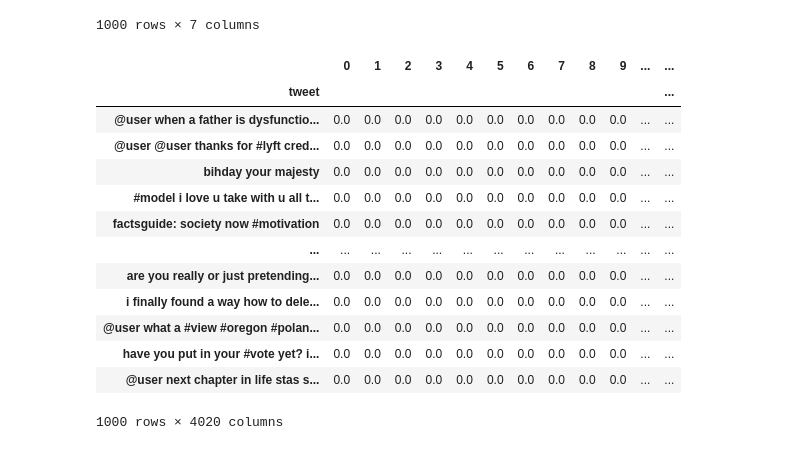
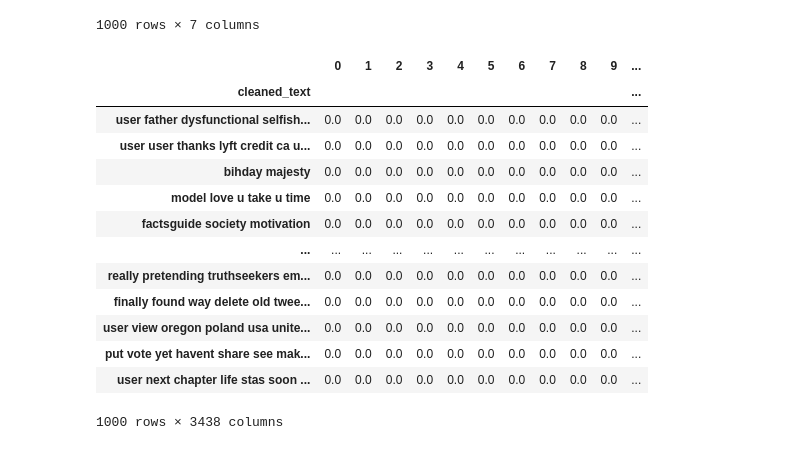
Before and after one commit to kamatchi-t/Toxic_Tweets_ML, a Jupyter notebook: Toxic_Tweets_Sentiment Analysis.ipynb, the cells around one changed output. Saved outputs shown, nothing was run; the diff lists cells and outputs as text; code cells hidden in the pictures.

```diff
--- a/Toxic_Tweets_Sentiment Analysis.ipynb
+++ b/Toxic_Tweets_Sentiment Analysis.ipynb
@@ -71,29 +100,27 @@ df
 | 999 | 999 | 0 | @user next chapter in life stas s... | user next chapter life stas soon ... | Negative | 0.000000 | 0.000000 |
 1000 rows × 7 columns
 # %%
-#TF-IDF calculation
+#TF-IDF Vectorization
 from sklearn.feature_extraction.text import TfidfVectorizer
 model=TfidfVectorizer()
-# df2=pd.DataFrame(df1['text'])
-# df2
-df1=pd.DataFrame(model.fit_transform(df['tweet']).toarray())
-df1.index=(df['tweet'])
+df1=pd.DataFrame(model.fit_transform(df['cleaned_text']).toarray())
+df1.index=(df['cleaned_text'])
 df1
 # %% [output]
-|  | 0 | 1 | 2 | 3 | 4 | 5 | 6 | 7 | 8 | 9 | ... | ... |
-| tweet |  |  |  |  |  |  |  |  |  |  |  | ... |
-| @user when a father is dysfunctio... | 0.0 | 0.0 | 0.0 | 0.0 | 0.0 | 0.0 | 0.0 | 0.0 | 0.0 | 0.0 | ... | ... |
-| @user @user thanks for #lyft cred... | 0.0 | 0.0 | 0.0 | 0.0 | 0.0 | 0.0 | 0.0 | 0.0 | 0.0 | 0.0 | ... | ... |
-| bihday your majesty | 0.0 | 0.0 | 0.0 | 0.0 | 0.0 | 0.0 | 0.0 | 0.0 | 0.0 | 0.0 | ... | ... |
-| #model i love u take with u all t... | 0.0 | 0.0 | 0.0 | 0.0 | 0.0 | 0.0 | 0.0 | 0.0 | 0.0 | 0.0 | ... | ... |
-| factsguide: society now #motivation | 0.0 | 0.0 | 0.0 | 0.0 | 0.0 | 0.0 | 0.0 | 0.0 | 0.0 | 0.0 | ... | ... |
-| ... | ... | ... | ... | ... | ... | ... | ... | ... | ... | ... | ... | ... |
-| are you really or just pretending... | 0.0 | 0.0 | 0.0 | 0.0 | 0.0 | 0.0 | 0.0 | 0.0 | 0.0 | 0.0 | ... | ... |
-| i finally found a way how to dele... | 0.0 | 0.0 | 0.0 | 0.0 | 0.0 | 0.0 | 0.0 | 0.0 | 0.0 | 0.0 | ... | ... |
-| @user what a #view #oregon #polan... | 0.0 | 0.0 | 0.0 | 0.0 | 0.0 | 0.0 | 0.0 | 0.0 | 0.0 | 0.0 | ... | ... |
-| have you put in your #vote yet? i... | 0.0 | 0.0 | 0.0 | 0.0 | 0.0 | 0.0 | 0.0 | 0.0 | 0.0 | 0.0 | ... | ... |
-| @user next chapter in life stas s... | 0.0 | 0.0 | 0.0 | 0.0 | 0.0 | 0.0 | 0.0 | 0.0 | 0.0 | 0.0 | ... | ... |
+|  | 0 | 1 | 2 | 3 | 4 | 5 | 6 | 7 | 8 | 9 | ... |
+| cleaned_text |  |  |  |  |  |  |  |  |  |  | ... |
+| user father dysfunctional selfish... | 0.0 | 0.0 | 0.0 | 0.0 | 0.0 | 0.0 | 0.0 | 0.0 | 0.0 | 0.0 | ... |
+| user user thanks lyft credit ca u... | 0.0 | 0.0 | 0.0 | 0.0 | 0.0 | 0.0 | 0.0 | 0.0 | 0.0 | 0.0 | ... |
+| bihday majesty | 0.0 | 0.0 | 0.0 | 0.0 | 0.0 | 0.0 | 0.0 | 0.0 | 0.0 | 0.0 | ... |
+| model love u take u time | 0.0 | 0.0 | 0.0 | 0.0 | 0.0 | 0.0 | 0.0 | 0.0 | 0.0 | 0.0 | ... |
+| factsguide society motivation | 0.0 | 0.0 | 0.0 | 0.0 | 0.0 | 0.0 | 0.0 | 0.0 | 0.0 | 0.0 | ... |
+| ... | ... | ... | ... | ... | ... | ... | ... | ... | ... | ... | ... |
+| really pretending truthseekers em... | 0.0 | 0.0 | 0.0 | 0.0 | 0.0 | 0.0 | 0.0 | 0.0 | 0.0 | 0.0 | ... |
+| finally found way delete old twee... | 0.0 | 0.0 | 0.0 | 0.0 | 0.0 | 0.0 | 0.0 | 0.0 | 0.0 | 0.0 | ... |
+| user view oregon poland usa unite... | 0.0 | 0.0 | 0.0 | 0.0 | 0.0 | 0.0 | 0.0 | 0.0 | 0.0 | 0.0 | ... |
+| put vote yet havent share see mak... | 0.0 | 0.0 | 0.0 | 0.0 | 0.0 | 0.0 | 0.0 | 0.0 | 0.0 | 0.0 | ... |
+| user next chapter life stas soon ... | 0.0 | 0.0 | 0.0 | 0.0 | 0.0 | 0.0 | 0.0 | 0.0 | 0.0 | 0.0 | ... |
-1000 rows × 4020 columns
+1000 rows × 3438 columns
 # %%
 #Training the ML models
 import pandas as pd
```
Also changed, not shown: parts of 10 cells of this notebook.
